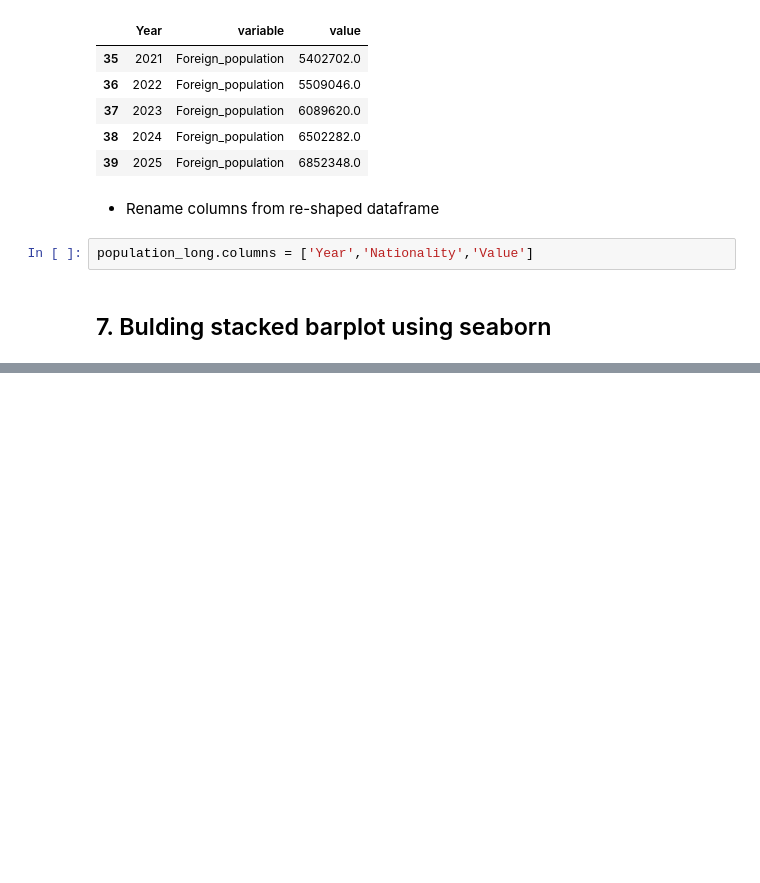
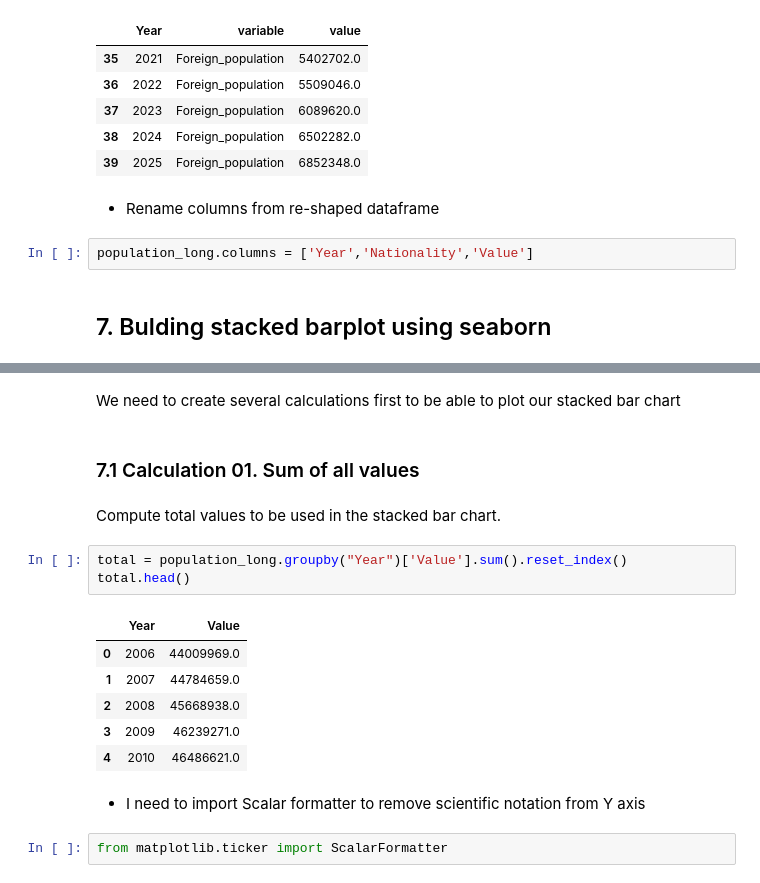
Before and after one commit to Pablo-source/ML-using-Python, a Jupyter notebook: Seaborn_gallery/02_percent_barplot_population_nationality_win_os.ipynb, the cells around one changed output, grey strips where cells are left out. Saved outputs shown, nothing was run; the diff lists cells and outputs as text; blank space fills up the shorter version.

Commit message:
total_values_calculation_completed

```diff
--- a/Seaborn_gallery/02_percent_barplot_population_nationality_win_os.ipynb
+++ b/Seaborn_gallery/02_percent_barplot_population_nationality_win_os.ipynb
@@ -318,0 +334,20 @@ population_long.columns = ['Year','Nationality','Value']
+# %% [markdown]
+We need to create several calculations first to be able to plot our stacked bar chart
+# %% [markdown]
+### 7.1 Calculation 01. Sum of all values
+# %% [markdown]
+Compute total values to be used in the stacked bar chart.
+# %%
+total = population_long.groupby("Year")['Value'].sum().reset_index()
+total.head()
+# %% [output]
+|  | Year | Value |
+| 0 | 2006 | 44009969.0 |
+| 1 | 2007 | 44784659.0 |
+| 2 | 2008 | 45668938.0 |
+| 3 | 2009 | 46239271.0 |
+| 4 | 2010 | 46486621.0 |
+# %% [markdown]
+- I need to import Scalar formatter to remove scientific notation from Y axis
+# %%
+from matplotlib.ticker import ScalarFormatter
```
Also changed, not shown: parts of 5 cells of this notebook.
